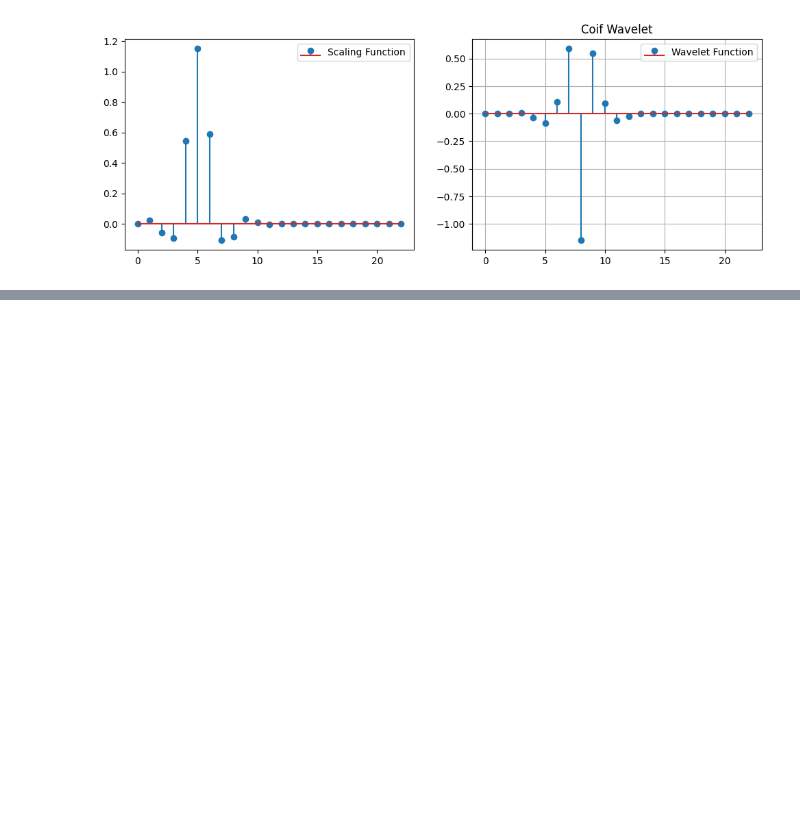
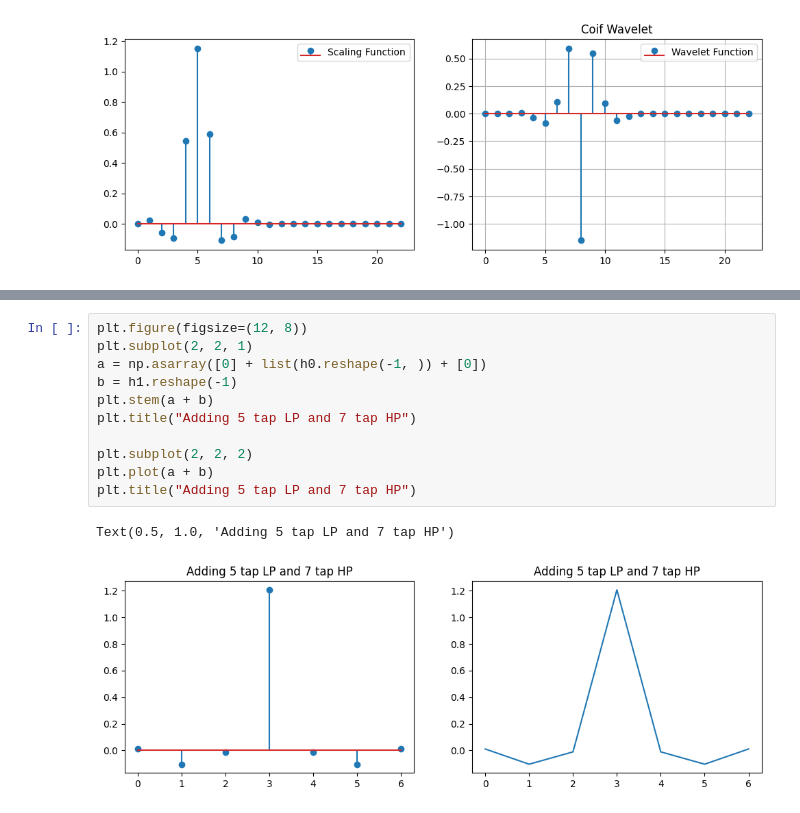
Before and after one commit to GSNikhil/inpainting-detection, a Jupyter notebook: wavelets.ipynb, the cells around one changed output, grey strips where cells are left out. Cells and saved outputs as stored; diff of their text form; blank space fills up the shorter version.

```diff
--- a/wavelets.ipynb
+++ b/wavelets.ipynb
@@ -69,0 +139,14 @@ Number of vanishing moments in scale 3
+# %%
+plt.figure(figsize=(12, 8))
+plt.subplot(2, 2, 1)
+a = np.asarray([0] + list(h0.reshape(-1, )) + [0])
+b = h1.reshape(-1)
+plt.stem(a + b)
+plt.title("Adding 5 tap LP and 7 tap HP")
+
+plt.subplot(2, 2, 2)
+plt.plot(a + b)
+plt.title("Adding 5 tap LP and 7 tap HP")
+# %% [output]
+Text(0.5, 1.0, 'Adding 5 tap LP and 7 tap HP')
+[figure, added]
```
Also changed, not shown: parts of 4 cells of this notebook.
